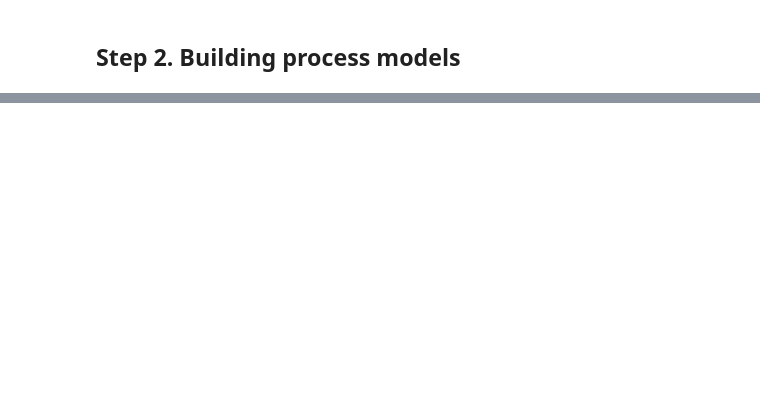
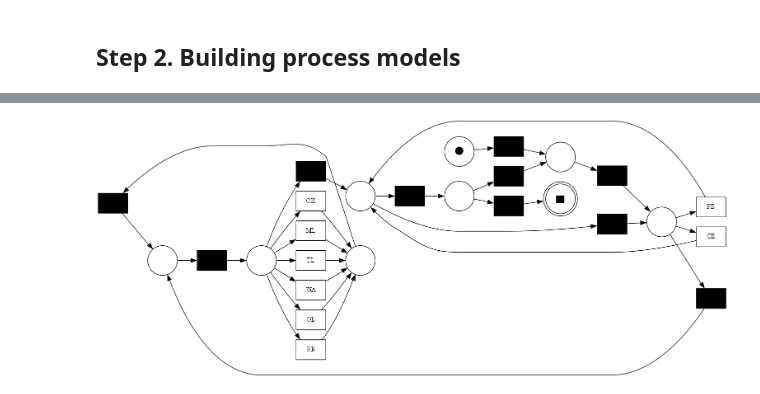
Before and after one commit to APAlekseeva/coursework-masters-1st, a Jupyter notebook: coursework.ipynb, the cells around one changed output, grey strips where cells are left out. Cells and saved outputs as stored; diff of their text form; code cells hidden in the pictures; blank space fills up the shorter version.

```diff
--- a/coursework.ipynb
+++ b/coursework.ipynb
@@ -175,0 +286,5 @@ df_hard
+# %%
+net_v_ind, im_v_ind, fm_v_ind = pm4py.discover_petri_net_inductive(log_v)
+# pm4py.view_petri_net(net_v_ind, im_v_ind, fm_v_ind, format='png')
+# %% [output]
+[figure, added]
```
Also changed, not shown: parts of 58 cells of this notebook.
